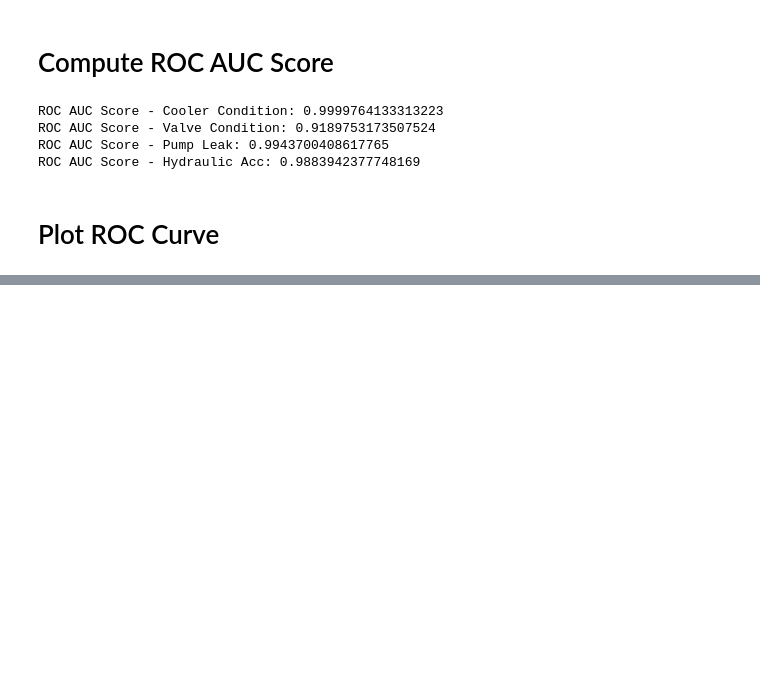
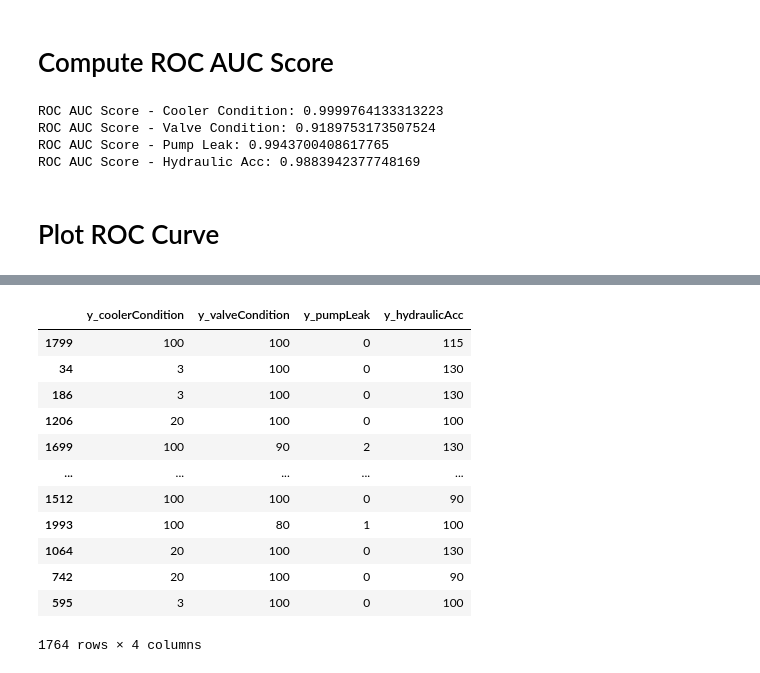
Before and after one commit to ajaykofficial/Machine-Learning, a Jupyter notebook: Condition Monitoring of Hydraulic System/Bagging.ipynb, the cells around one changed output, grey strips where cells are left out. Saved outputs shown, nothing was run; the diff lists cells and outputs as text; code cells hidden in the pictures; blank space fills up the shorter version.

```diff
--- a/Condition Monitoring of Hydraulic System/Bagging.ipynb
+++ b/Condition Monitoring of Hydraulic System/Bagging.ipynb
@@ -390,0 +385,3 @@ plt.show()
+# %%
+X1 = df[['y_coolerCondition', 'y_valveCondition', 'y_pumpLeak', 'y_hydraulicAcc']]
+y1 = df[['y_stableFlag']]
@@ -390,0 +422,16 @@ plt.show()
+# %%
+X1_train
+# %% [output]
+|  | y_coolerCondition | y_valveCondition | y_pumpLeak | y_hydraulicAcc |
+| 1799 | 100 | 100 | 0 | 115 |
+| 34 | 3 | 100 | 0 | 130 |
+| 186 | 3 | 100 | 0 | 130 |
+| 1206 | 20 | 100 | 0 | 100 |
+| 1699 | 100 | 90 | 2 | 130 |
+| ... | ... | ... | ... | ... |
+| 1512 | 100 | 100 | 0 | 90 |
+| 1993 | 100 | 80 | 1 | 100 |
+| 1064 | 20 | 100 | 0 | 130 |
+| 742 | 20 | 100 | 0 | 90 |
+| 595 | 3 | 100 | 0 | 100 |
+1764 rows × 4 columns
```
Also changed, not shown: parts of 18 cells of this notebook.
